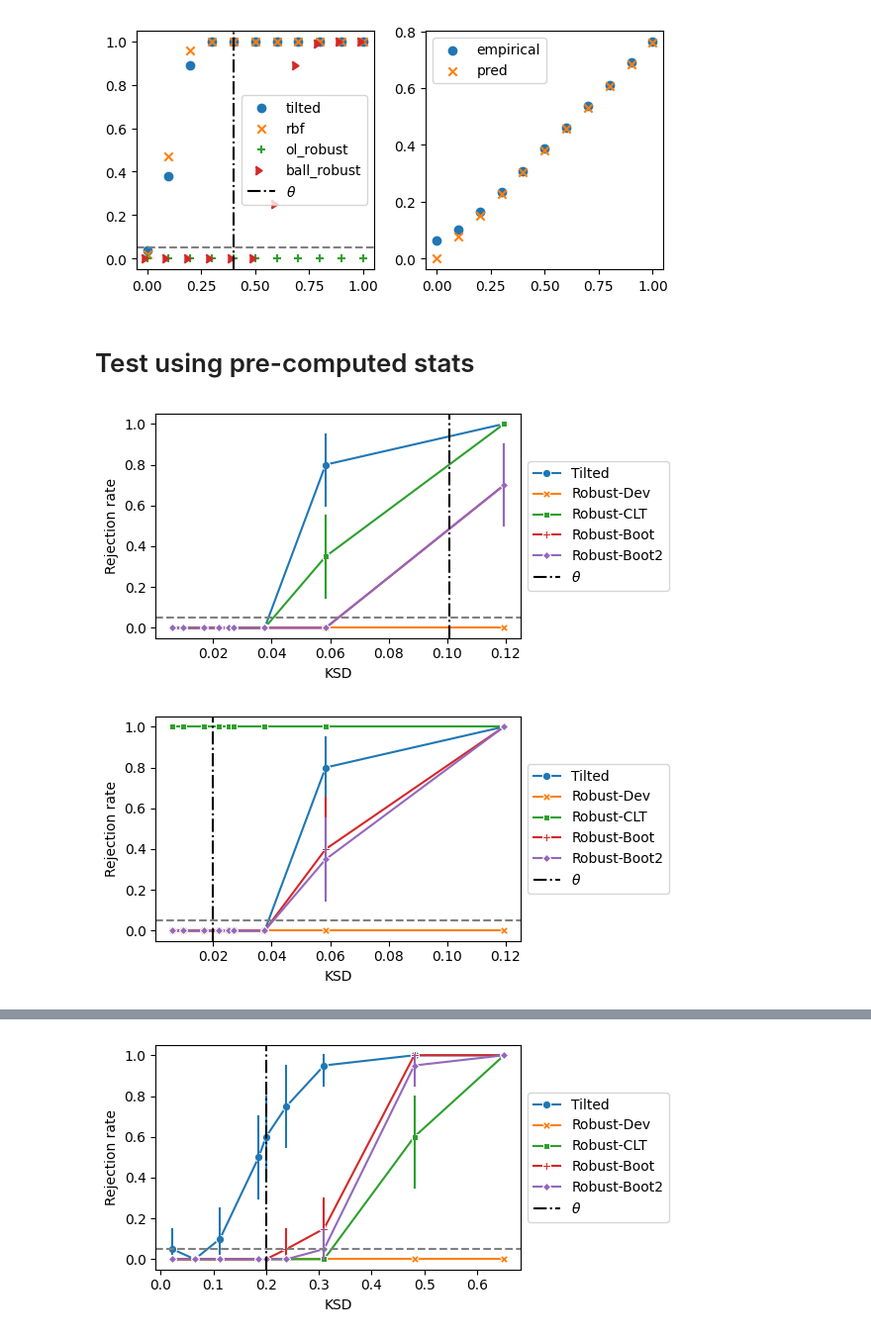
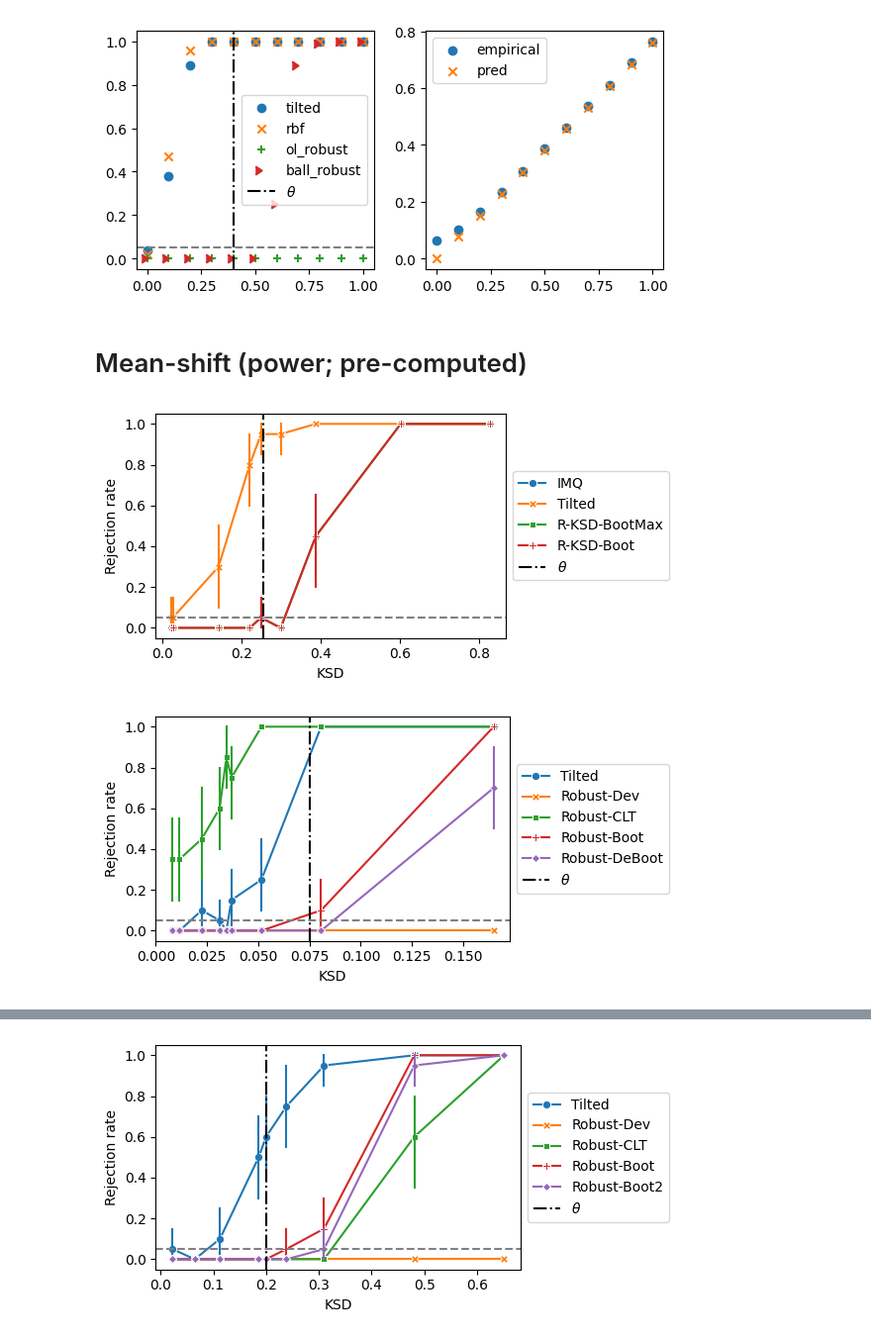
Before and after one commit to XingLLiu/robust-kernel-test, a Jupyter notebook: notebooks/KSD_robust.ipynb, the cells around one changed output, grey strips where cells are left out. Shown at 99% size. Drawn from its saved outputs; the diff is of its cells as text; code cells hidden in the pictures.

```diff
--- a/notebooks/KSD_robust.ipynb
+++ b/notebooks/KSD_robust.ipynb
@@ -307,0 +402,2 @@ plt.tight_layout()
+# %%
+res_df = convert_df_ol(res_ol_new)
@@ -479,8 +658,8 @@ plt.tight_layout()
 #### Power vs. dim
 # %%
 path = "data/ms"
-dim_ls = [1, 5, 10, 20, 50, 100]
-n = 500
+dim_ls = [1, 100] # [1, 5, 10, 20, 50, 100]
+n = 500 # 500
 
 res_ms_dim = {}
 for d in dim_ls:
@@ -490,8 +669,7 @@ for d in dim_ls:
 _, axes = plt.subplots(ncols=len(dim_ls), nrows=1, figsize=(4*len(dim_ls), 3))
 axes = [axes] if len(dim_ls) == 1 else axes
 
-methods = {"tilted": "Tilted", "tilted_robust_dev": "Robust-Dev", "tilted_robust_clt": "Robust-CLT",
-           "tilted_robust_boot": "Robust-Boot"}
+methods = {"standard": "IMQ", "tilted": "Tilted", "tilted_r_bootmax": "R-KSD-BootMax", "tilted_r_boot": "R-KSD-Boot"}
 
 for i, ax in enumerate(axes):
     dim = dim_ls[i]
@@ -514,10 +692,11 @@ for i, ax in enumerate(axes):
     theta = rr[kk]["tilted_robust_dev"]["theta"][0]
     ax.axvline(theta, linestyle="-.", color="k", label=r"$\theta$")
     ax.axhline(0.05, linestyle="--", color="grey")
-    ax.set_xscale("log")
+    # ax.set_xscale("log")
     ax.set_ylim(-0.05, 1.05)
     ax.set_xlabel("KSD")
     ax.set_ylabel("Rejection rate")
+    ax.legend([],[], frameon=False)
 
 # ax.legend(loc="center left", bbox_to_anchor=(1, 0.5))
 ax.legend()
@@ -568,4 +707,8 @@ plt.tight_layout()
 # %%
-# theta = 0.1
-for d in dim_ls:
-    res_ms_dim[d] = exp_utils.change_theta(res_ms_dim[d], methods=["tilted_robust_dev", "tilted_robust_clt"], theta=theta)
+# change theta
+theta_new = .3
+
+stats_res_new = copy.deepcopy(stats_res)
+for ss in mean_ls:
+    stats_res_new[ss] = exp_utils.change_theta(
+        stats_res_new[ss], ["tilted_robust_dev", "tilted_robust_clt", "tilted_robust_boot", "tilted_robust_degenboot"], theta_new)
@@ -752,7 +897,7 @@ plt.tight_layout()
 # %% [output]
 [figure]
 # %% [markdown]
-# Test using pre-computed stats
+# Mean-shift (power; pre-computed)
 # %%
 SAVE_DIR = "../data/ms"
 n = 100
@@ -766,35 +908,34 @@ stats_res = pickle.load(open(f"{SAVE_DIR}/ms_stats_n{n}_d{dim}.pkl", "rb"))
 fig, ax = plt.subplots(ncols=1, nrows=1, figsize=(6, 3))
 
 rr = stats_res
 mean_ls = list(rr.keys())
 
-methods = {"tilted": "Tilted", "tilted_robust_dev": "Robust-Dev", "tilted_robust_clt": "Robust-CLT",
-           "tilted_robust_boot": "Robust-Boot", "tilted_robust_boot2": "Robust-Boot2"}
+methods = {"standard": "IMQ", "tilted": "Tilted", "tilted_r_bootmax": "R-KSD-BootMax", "tilted_r_boot": "R-KSD-Boot"}
 
 res_df = {"rej": [], "ksd": [], "mean_idx": [], "method": []}
 for method, lab in methods.items():
     for kk, ss in enumerate(mean_ls):
         rej = rr[ss][method]["rej"]
         res_df["rej"] = res_df["rej"] + rej
         res_df["mean_idx"] = res_df["mean_idx"] + [kk] * len(rej)
         res_df["method"] = res_df["method"] + [lab] * len(rej)
         mean_ksd = np.abs(np.mean(rr[ss][method]["u_stat"]))**0.5
         res_df["ksd"] = res_df["ksd"] + [mean_ksd] * len(rej)
 res_df = pd.DataFrame(res_df)
 
 sns.lineplot(ax=ax, data=res_df, x="ksd", y="rej", hue="method", style="method", markers=True, dashes=False, err_style="bars")
 
 theta = rr[mean_ls[0]]["tilted_robust_dev"]["theta"][0]
 ax.axvline(theta, linestyle="-.", color="k", label=r"$\theta$")
 ax.axhline(0.05, linestyle="--", color="grey")
 # ax.set_xscale("log")
 ax.set_ylim(-0.05, 1.05)
 ax.set_xlabel("KSD")
 ax.set_ylabel("Rejection rate")
 ax.legend(loc="center left", bbox_to_anchor=(1, 0.5))
 plt.tight_layout()
 # plt.savefig("../figs/robust/rej_ms.pdf")
 # %% [output]
-[figure, old version]
+[figure, new version]
 # %%
 # change theta
@@ -811,7 +952,7 @@ rr = stats_res_new
 mean_ls = list(rr.keys())
 
 methods = {"tilted": "Tilted", "tilted_robust_dev": "Robust-Dev", "tilted_robust_clt": "Robust-CLT",
-           "tilted_robust_boot": "Robust-Boot", "tilted_robust_boot2": "Robust-Boot2"}
+           "tilted_robust_boot": "Robust-Boot", "tilted_robust_degenboot": "Robust-DeBoot"}
 
 res_df = {"rej": [], "ksd": [], "mean_idx": [], "method": []}
 for method, lab in methods.items():
@@ -837,4 +978,4 @@ ax.legend(loc="center left", bbox_to_anchor=(1, 0.5))
 plt.tight_layout()
 # plt.savefig("../figs/robust/rej_ms.pdf")
 # %% [output]
-[figure, old version]
+[figure, new version]
```
Also changed, not shown: parts of 40 cells of this notebook, 10 other files.
